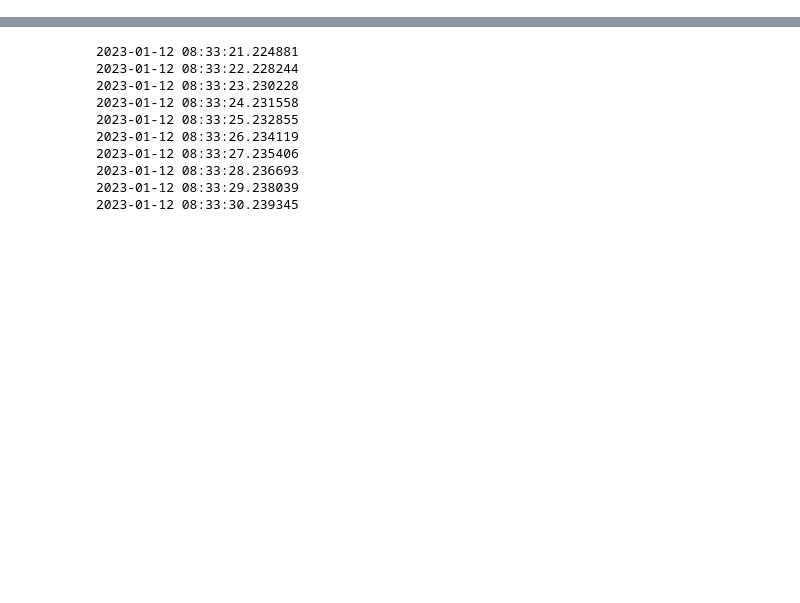
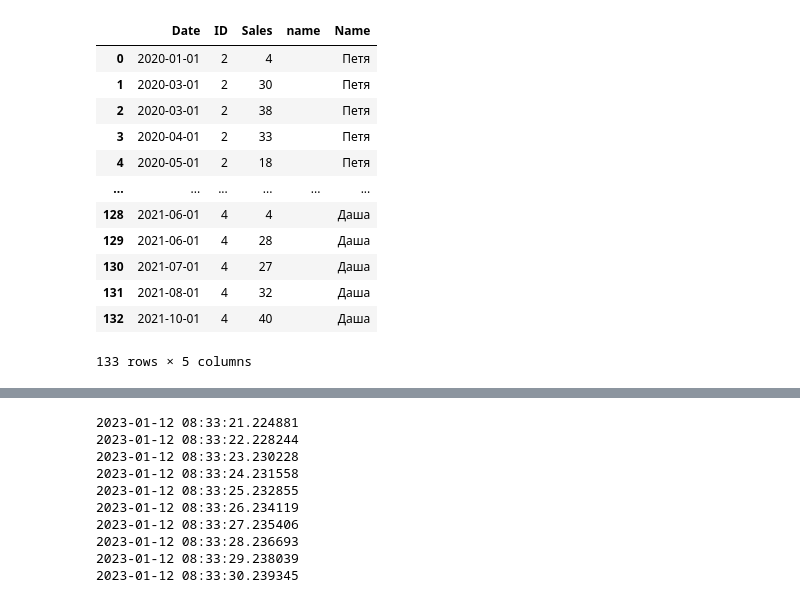
Before and after one commit to EvgenyBelov78/DA1, a Jupyter notebook: task_sber.ipynb, the cells around one changed output, grey strips where cells are left out. Cells and saved outputs as stored; diff of their text form; code cells hidden in the pictures; blank space fills up the shorter version.

```diff
--- a/task_sber.ipynb
+++ b/task_sber.ipynb
@@ -13,0 +7,6 @@ Successfully installed html_to_json-2.0.0
+# %%
+url='https://github.com/EvgenyBelov78/DA1/blob/main/%D0%97%D0%B0%D0%B4%D0%B0%D1%87%D0%B8%20Python.xlsx?raw=true'
+# %%
+xl = pd.ExcelFile(url)
+df = xl.parse("Продажи")
+df_name = xl.parse("Справочник")
@@ -13,0 +29,2 @@ Successfully installed html_to_json-2.0.0
+# %%
+df=pd.merge(df,df_name)
@@ -13,0 +48,16 @@ Successfully installed html_to_json-2.0.0
+# %%
+df
+# %% [output]
+|  | Date | ID | Sales | name | Name |
+| 0 | 2020-01-01 | 2 | 4 |  | Петя |
+| 1 | 2020-03-01 | 2 | 30 |  | Петя |
+| 2 | 2020-03-01 | 2 | 38 |  | Петя |
+| 3 | 2020-04-01 | 2 | 33 |  | Петя |
+| 4 | 2020-05-01 | 2 | 18 |  | Петя |
+| ... | ... | ... | ... | ... | ... |
+| 128 | 2021-06-01 | 4 | 4 |  | Даша |
+| 129 | 2021-06-01 | 4 | 28 |  | Даша |
+| 130 | 2021-07-01 | 4 | 27 |  | Даша |
+| 131 | 2021-08-01 | 4 | 32 |  | Даша |
+| 132 | 2021-10-01 | 4 | 40 |  | Даша |
+133 rows × 5 columns
```
Also changed, not shown: parts of 6 cells of this notebook.
